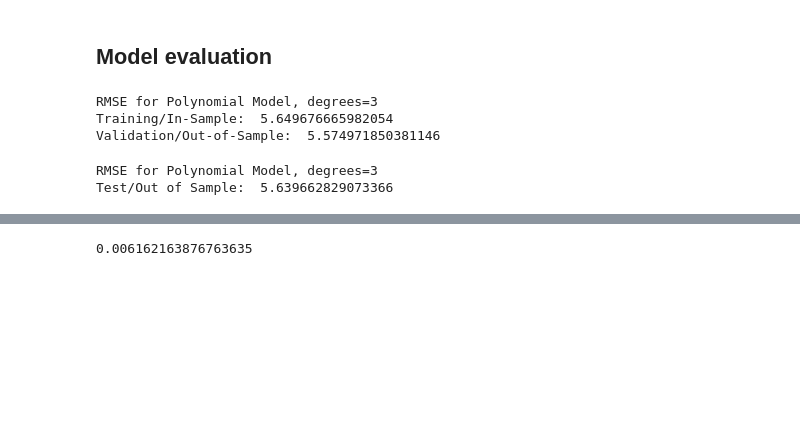
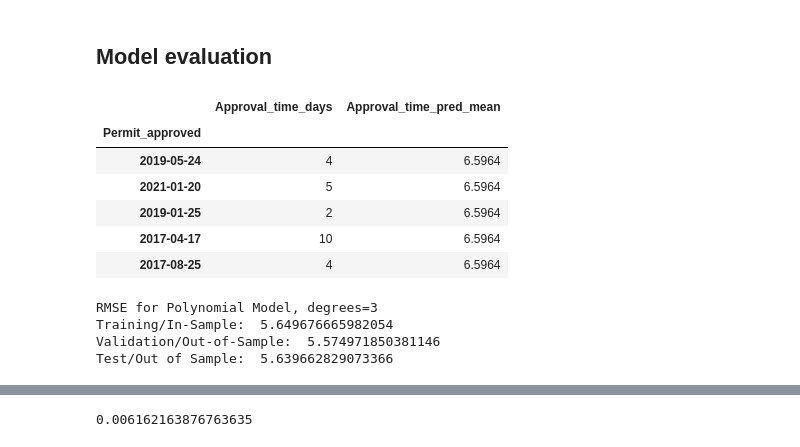
Before and after one commit to brianclements03/Individual_Project, a Jupyter notebook: MODEL.ipynb, the cells around one changed output, grey strips where cells are left out. Drawn from its saved outputs; the diff is of its cells as text; code cells hidden in the pictures; blank space fills up the shorter version.

```diff
--- a/MODEL.ipynb
+++ b/MODEL.ipynb
@@ -235,0 +228,10 @@ X_test_degree3 =  pf.transform(X_test_model)
+# %%
+y_test.head()
+# %% [output]
+|  | Approval_time_days | Approval_time_pred_mean |
+| Permit_approved |  |  |
+| 2019-05-24 | 4 | 6.5964 |
+| 2021-01-20 | 5 | 6.5964 |
+| 2019-01-25 | 2 | 6.5964 |
+| 2017-04-17 | 10 | 6.5964 |
+| 2017-08-25 | 4 | 6.5964 |
@@ -236,25 +256,29 @@ X_test_degree3 =  pf.transform(X_test_model)
+# %%
+# Create the model object and print an evaluation statement for train and validate
+y_test, rmse_test = \
+model.create_polynomial_model_object(X_test_degree3, y_test, metric_df)
+# And a statement on the RMSE of the third degree polynomial model
+print("Test/Out of Sample: ", rmse_test)
+# %% [output]
+RMSE for Polynomial Model, degrees=3
+Training/In-Sample:  5.649676665982054
+Validation/Out-of-Sample:  5.574971850381146
+Test/Out of Sample:  5.639662829073366
 # %%
-# Create the model object
-lm2 = LinearRegression()
+# # Create the model object
+# lm2 = LinearRegression()
 
-# Fit the model to our test data.
-lm2.fit(X_test_degree3, y_test.Approval_time_days)
+# # Fit the model to our test data.
+# lm2.fit(X_test_degree3, y_test.Approval_time_days)
 
-# Create a column in the y_test dataframe to hold the polynomial regression prediction:
-y_test['Approval_time_pred_lm2'] = lm2.predict(X_test_degree3)
+# # Create a column in the y_test dataframe to hold the polynomial regression prediction:
+# y_test['Approval_time_pred_lm2'] = lm2.predict(X_test_degree3)
 
-# Evaluate by calculating its RMSE on test
-rmse_test = mean_squared_error(y_test.Approval_time_days, y_test.Approval_time_pred_lm2) ** (1/2)
-# A statement reminding us of the RMSE on the train and validate samples:
-print("RMSE for Polynomial Model, degrees=3\nTraining/In-Sample: ", metric_df.RMSE_train.iloc[5],
-      "\nValidation/Out-of-Sample: ", metric_df.RMSE_validate.iloc[5],)
+# # Evaluate by calculating its RMSE on test
+# rmse_test = mean_squared_error(y_test.Approval_time_days, y_test.Approval_time_pred_lm2) ** (1/2)
+# # A statement reminding us of the RMSE on the train and validate samples:
+# print("RMSE for Polynomial Model, degrees=3\nTraining/In-Sample: ", metric_df.RMSE_train.iloc[5],
+#       "\nValidation/Out-of-Sample: ", metric_df.RMSE_validate.iloc[5],)
-# %% [output]
-RMSE for Polynomial Model, degrees=3
-Training/In-Sample:  5.649676665982054
-Validation/Out-of-Sample:  5.574971850381146
 # %%
-# And a statement on the RMSE of the third degree polynomial model
-print("RMSE for Polynomial Model, degrees=3\nTest/Out of Sample: ", rmse_test)
+# # And a statement on the RMSE of the third degree polynomial model
+# print("RMSE for Polynomial Model, degrees=3\nTest/Out of Sample: ", rmse_test)
-# %% [output]
-RMSE for Polynomial Model, degrees=3
-Test/Out of Sample:  5.639662829073366
```
Also changed, not shown: parts of 14 cells of this notebook, 3 other files.
